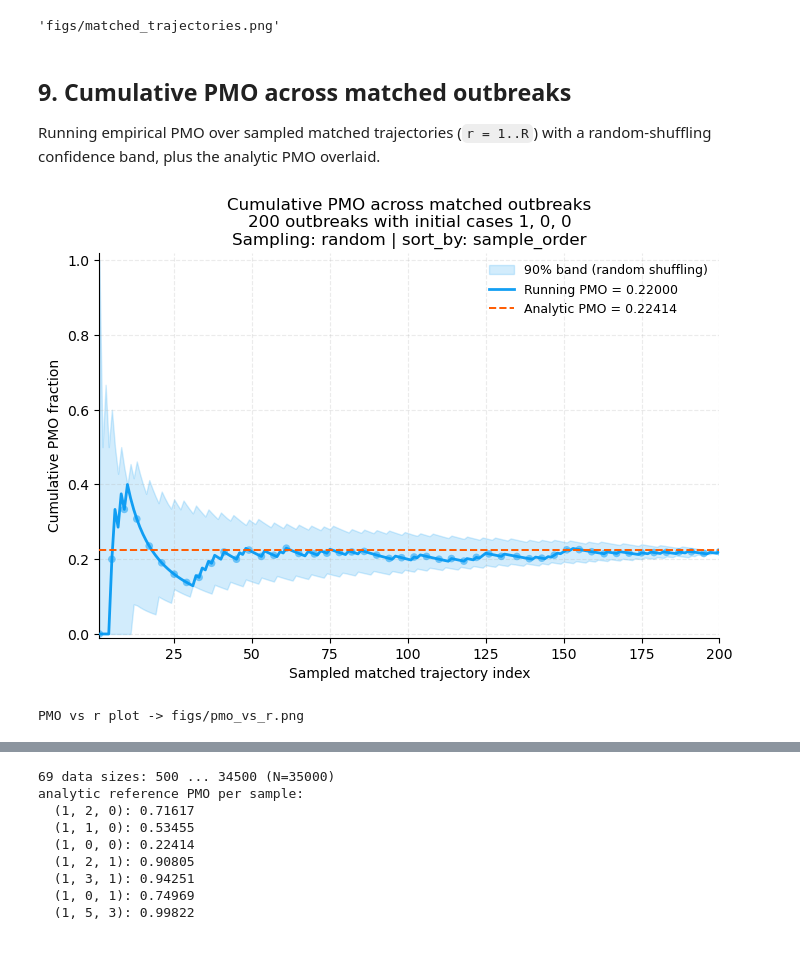
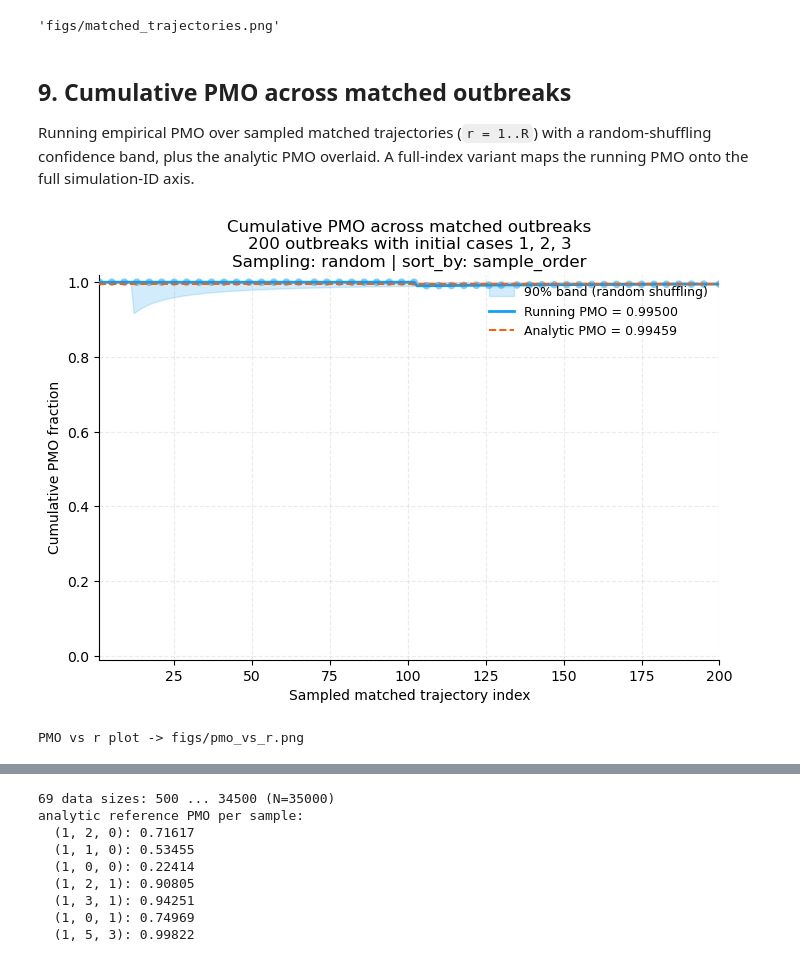
Before and after one commit to karlabbabic/outbreak-probabilities, a Jupyter notebook: outbreak_pipeline.ipynb, the cells around one changed output, grey strips where cells are left out. Cells and saved outputs as stored; diff of their text form; code cells hidden in the pictures.

```diff
--- a/outbreak_pipeline.ipynb
+++ b/outbreak_pipeline.ipynb
@@ -861,7 +871,8 @@ Matched plot -> figs/matched_trajectories.png  (704 matches, PMO=0.9972)
 ## 9. Cumulative PMO across matched outbreaks
 
 Running empirical PMO over sampled matched trajectories (`r = 1..R`) with a
-random-shuffling confidence band, plus the analytic PMO overlaid.
+random-shuffling confidence band, plus the analytic PMO overlaid. A full-index
+variant maps the running PMO onto the full simulation-ID axis.
 # %%
 def compute_running_ci(pmo_flags, n_boot=500, ci=0.90, random_seed=None):
     """Pointwise CI band for running PMO via repeated shuffling of pmo_flags."""
@@ -1018,10 +1029,10 @@ def run_pmo_vs_r(df, observed, out_png="figs/pmo_vs_r.png", sample_strategy="ran
                                               n_boot=n_boot, ci_random_seed=ci_random_seed)
     return out, events_df
 # %%
-out, _ = run_pmo_vs_r(sim_df, observed=[1, 0, 0], sample_strategy="random",
+out, _ = run_pmo_vs_r(sim_df, observed=[1, 2, 3], sample_strategy="random",
                       sample_size=200, full_index=False, show_ci=True, ci=0.9)
 print("PMO vs r plot ->", out)
 # %% [output]
-[figure, old version]
+[figure, new version]
 PMO vs r plot -> figs/pmo_vs_r.png
 # %%
```
Also changed, not shown: parts of 18 cells of this notebook, 1 other file.
